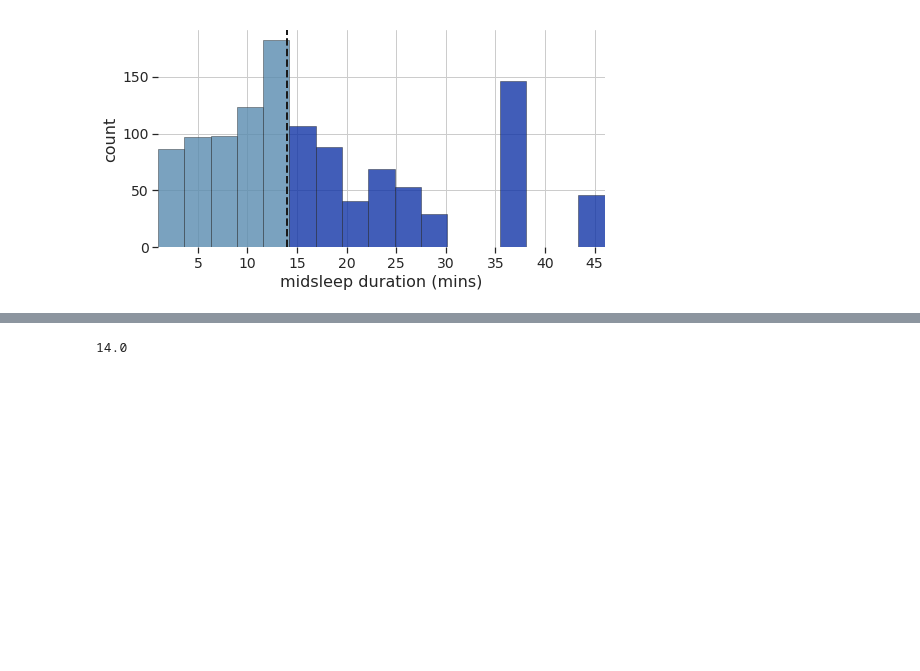
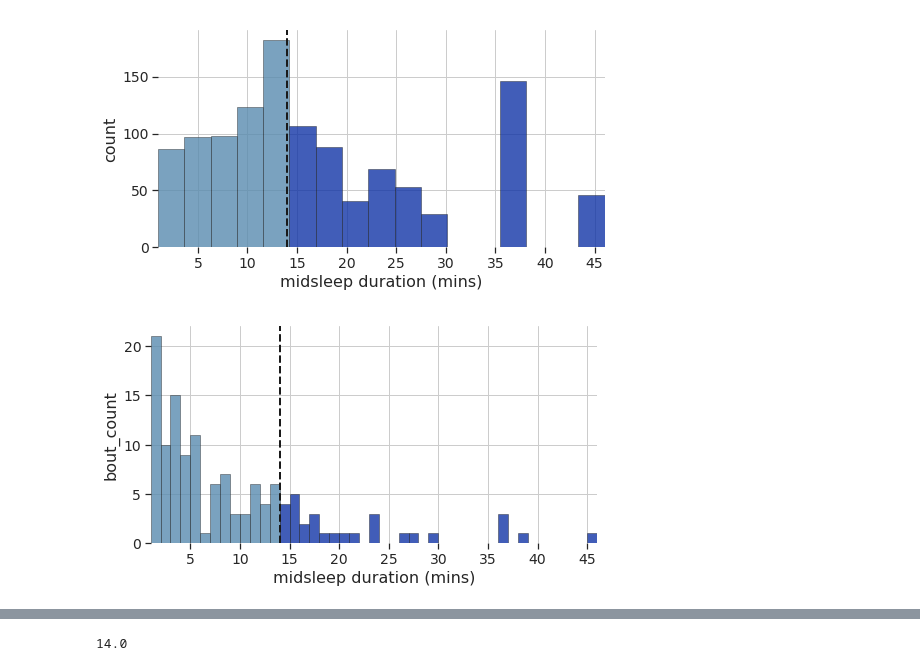
Before and after one commit to SridharJagannathan/drosSleepStages_SciAdvances2023, a Jupyter notebook: Scripts/notebooks/Figure5b_c_d_SupplFigure8_stats_awakesleepepochs_svmclassifier.ipynb, the cells around one changed output, grey strips where cells are left out. Saved outputs shown, nothing was run; the diff lists cells and outputs as text; code cells hidden in the pictures; blank space fills up the shorter version.

```diff
--- a/Scripts/notebooks/Figure5b_c_d_SupplFigure8_stats_awakesleepepochs_svmclassifier.ipynb
+++ b/Scripts/notebooks/Figure5b_c_d_SupplFigure8_stats_awakesleepepochs_svmclassifier.ipynb
@@ -706,0 +716,5 @@ Name: fly, dtype: int64
+# %%
+epoch_num = sleepfeatures_df['depth'].str.extract(r'epoch(\d+)')[0]
+sleep_depth = sleepfeatures_df['depth'].str.extract(r'depth(\d+)')[0]
+sleepfeatures_df['epoch_fly_depths'] = 'epoch_' + epoch_num + '_' + sleepfeatures_df['fly'] + '_' +\
+                                        'depth' + '_' + sleep_depth
@@ -706,0 +731,2 @@ Name: fly, dtype: int64
+# %%
+uniquesleepdepths = np.unique(sleepfeatures_df['epoch_fly_depths'])
@@ -707,3 +757,5 @@ Name: fly, dtype: int64
+# %%
+collated_sleepdepth = [int(element[element.find('depth_') + 6:]) for element in uniquesleepdepths]
 # %%
 fig = plt.figure(figsize=(8, 4))
 gs_main = gridspec.GridSpec(1, 1,width_ratios=[4])
@@ -713,7 +765,7 @@ gs_main.update(wspace=0.25, hspace=0.2)
 gs = gridspec.GridSpecFromSubplotSpec(1, 1, subplot_spec=gs_main[0])
 ax1 = fig.add_subplot(gs[0])
 
-ax1 = sns.histplot(data=allfeatures_df,
+ax1 = sns.histplot(data=sleepfeatures_df,
                    x="sleepdepth", stat = 'count', kde = False, ax = ax1,
                    color="b",edgecolor="k", alpha = 0.5, linewidth=0.5)
 
@@ -732,7 +784,7 @@ ax1.set_xticks([0, 5, 10, 15, 20, 25, 30, 35, 40, 45, 50])
 ax1.tick_params(axis='both', which='major', labelsize=label_fontsize-2)
 ax1.margins(x=0)
 
-ax1.axvline(np.nanpercentile(allfeatures_df['sleepdepth'], 50), ls='--', color = 'k',linewidth = 2)
+ax1.axvline(np.nanpercentile(sleepfeatures_df['sleepdepth'], 50), ls='--', color = 'k',linewidth = 2)
 
 sns.despine(left=True, bottom=True, right=True)
 
@@ -746,3 +801,40 @@ plt.box(False)
+# %%
+fig = plt.figure(figsize=(8, 4))
+gs_main = gridspec.GridSpec(1, 1,width_ratios=[4])
+gs_main.update(wspace=0.25, hspace=0.2)
+
+
+gs = gridspec.GridSpecFromSubplotSpec(1, 1, subplot_spec=gs_main[0])
+ax1 = fig.add_subplot(gs[0])
+
+ax1 = sns.histplot(x=collated_sleepdepth, stat = 'count', kde = False, ax = ax1, binwidth=1,
+                   color="b",edgecolor="k", alpha = 0.5, linewidth=0.5)
+
+
+for i in range(0,13):
+    ax1.patches[i].set_facecolor('#598BAF')
+    ax1.patches[i].set_alpha(0.8)
+for i in range(13,45):
+    ax1.patches[i].set_facecolor('#1134A6')
+    ax1.patches[i].set_alpha(0.8)
+
+ax1.grid(True)
+
+
+ax1.set_ylabel('bout_count', fontsize=label_fontsize)
+ax1.set_xlabel('midsleep duration (mins)', fontsize=label_fontsize)
+ax1.set_xticks([0, 5, 10, 15, 20, 25, 30, 35, 40, 45, 50])
+ax1.tick_params(axis='both', which='major', labelsize=label_fontsize-2)
+ax1.margins(x=0)
+
+ax1.axvline(np.nanpercentile(sleepfeatures_df['sleepdepth'], 50), ls='--', color = 'k',linewidth = 2)
+
+sns.despine(left=True, bottom=True, right=True)
+
+plt.tight_layout()
+plt.box(False)
+# %% [output]
+[figure, added]
 # %%
 print(allfeatures_df['state'].value_counts())
 # %% [output]
```
Also changed, not shown: parts of 29 cells of this notebook.
